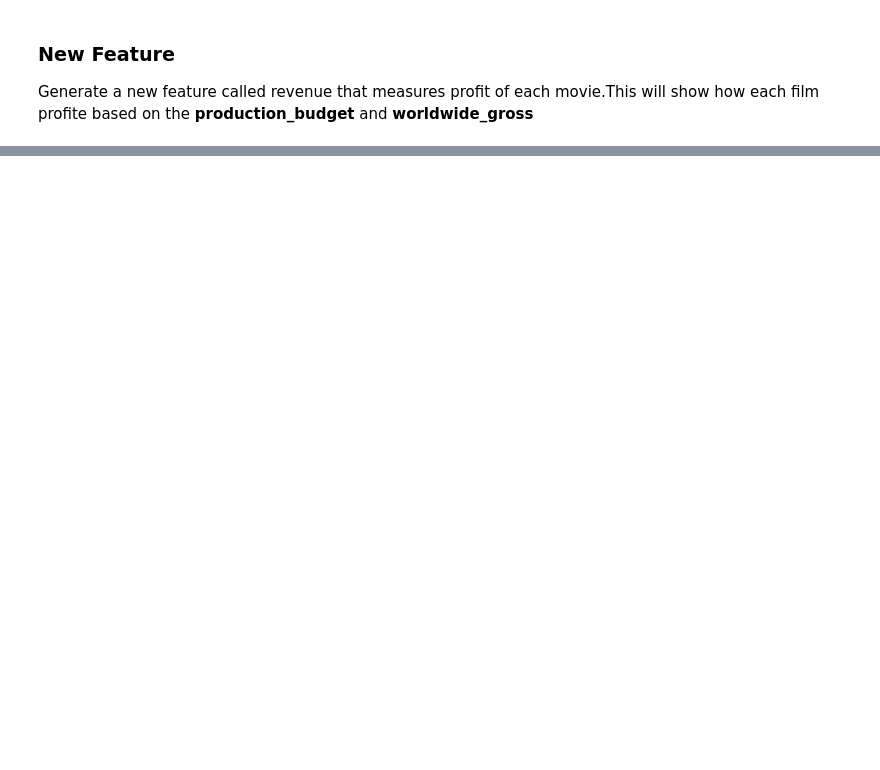
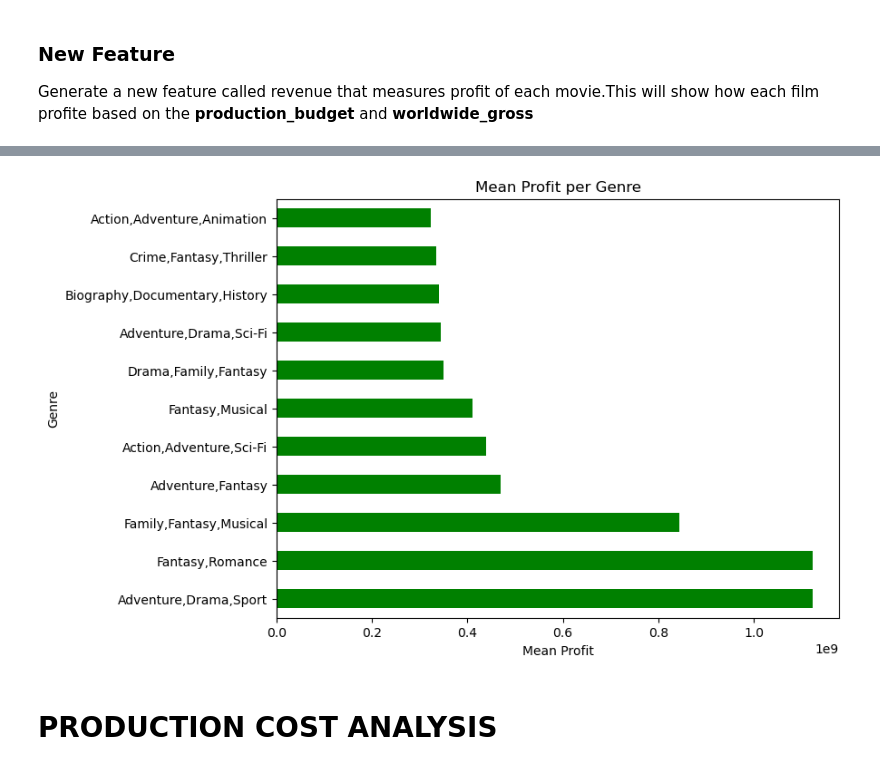
Before and after one commit to Iamwangui/Group1_Movies_Analysis_Project, a Jupyter notebook: movies_analysis.ipynb, the cells around one changed output, grey strips where cells are left out. Cells and saved outputs as stored; diff of their text form; code cells hidden in the pictures; blank space fills up the shorter version.

```diff
--- a/movies_analysis.ipynb
+++ b/movies_analysis.ipynb
@@ -251,0 +282,3 @@ merged_movies.to_csv('merged_movies.csv',index=False)
+# %%
+# Grouping the data by genre and calculating the mean and median revenue
+genre_profit = merged_movies[['genres', 'Profit']].groupby('genres').agg(['count', 'mean', 'median'])
@@ -251,0 +339,15 @@ merged_movies.to_csv('merged_movies.csv',index=False)
+# %%
+#plotting a graph of the mean revenue by genre
+fig, ax = plt.subplots(figsize=(6, 6))
+mean_genre_profit = genre_profit.sort_values(by=('Profit','mean'),ascending=False).head(11)
+
+ax = mean_genre_profit['Profit']['mean'].plot(kind='barh', figsize=(8, 6), color='green')
+
+ax.set_title('Mean Profit per Genre')
+ax.set_xlabel('Mean Profit')
+ax.set_ylabel('Genre')
+plt.show();
+# %% [output]
+[figure, added]
+# %% [markdown]
+# PRODUCTION COST ANALYSIS
```
Also changed, not shown: parts of 30 cells of this notebook.
